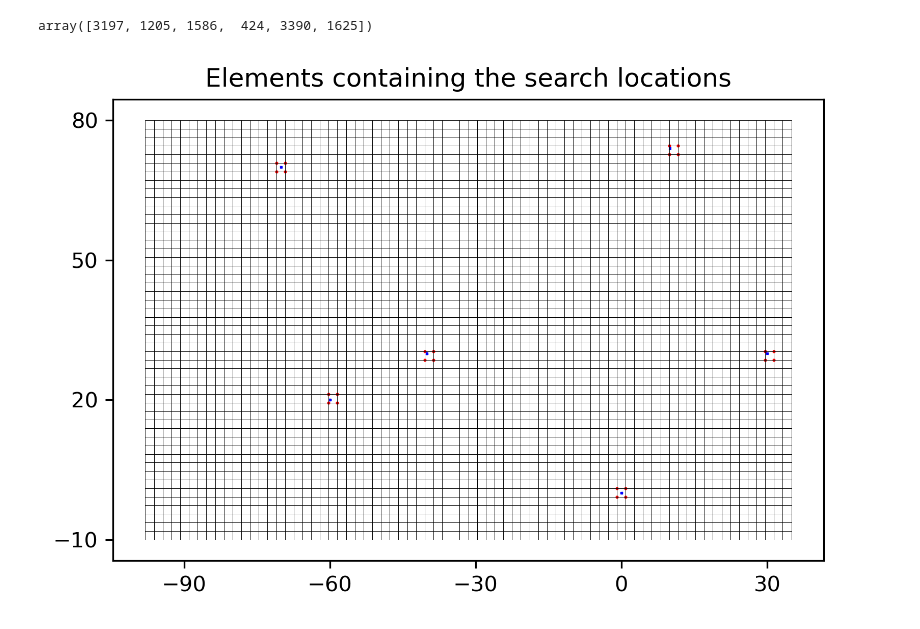
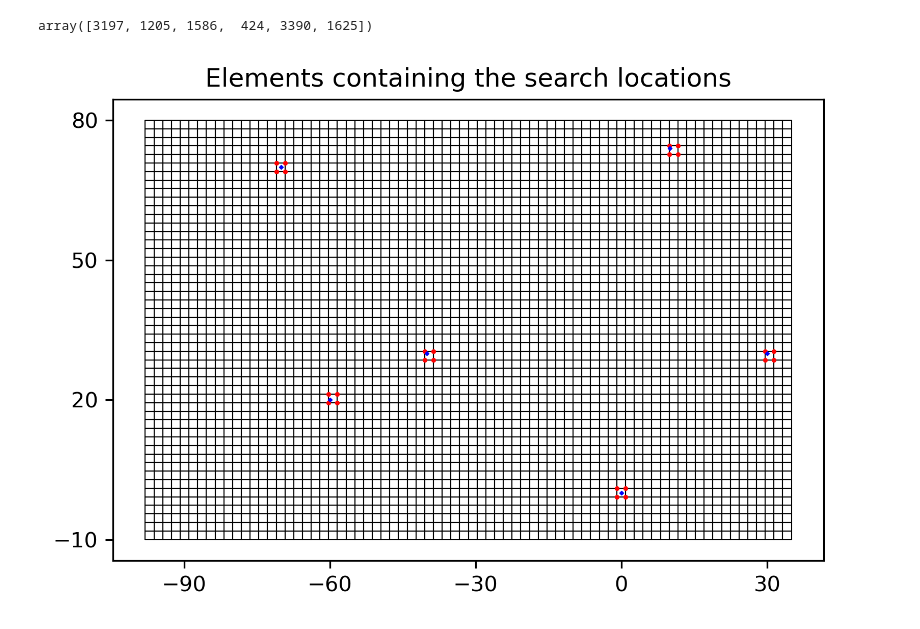
Before and after one commit to philippemiron/pygtm, a Jupyter notebook: tutorials/02-search_elements.ipynb, the cells around one changed output. Saved outputs shown, nothing was run; the diff lists cells and outputs as text; code cells hidden in the pictures.

Commit message:
change the bin countour function so it uses a PatchCollection instead of plotting individual bins on the axis in a for loop

```diff
--- a/tutorials/02-search_elements.ipynb
+++ b/tutorials/02-search_elements.ipynb
@@ -59,17 +59,17 @@ array([3197, 1205, 1586,  424, 3390, 1625])
 # %%
 fig = plt.figure(dpi=300)
 ax = fig.add_subplot(1, 1, 1)
 
+d.bins_contour(ax)
+
 # scatter at the corner of the element containing the point
 for i, el_id in enumerate(els_id):
     el_c = d.coords[d.bins[el_id,:],:]
-    ax.scatter(el_c[:,0], el_c[:,1], s=0.25, marker='o',color='r')
-    ax.scatter(x_p[i], y_p[i], s=0.25, marker='x', color='b')
-
-d.bins_contour(ax)
+    ax.scatter(el_c[:,0], el_c[:,1], s=1.5, marker='o',color='r')
+    ax.scatter(x_p[i], y_p[i], s=1.5, marker='x', color='b')
 
 ax.set_xticks([-90, -60, -30, 0, 30])
 ax.set_yticks([-10, 20, 50, 80])
 ax.set_title('Elements containing the search locations');
 # %% [output]
-[figure, old version]
+[figure, new version]
```
Also changed, not shown: parts of 2 cells of this notebook, 2 other files.
